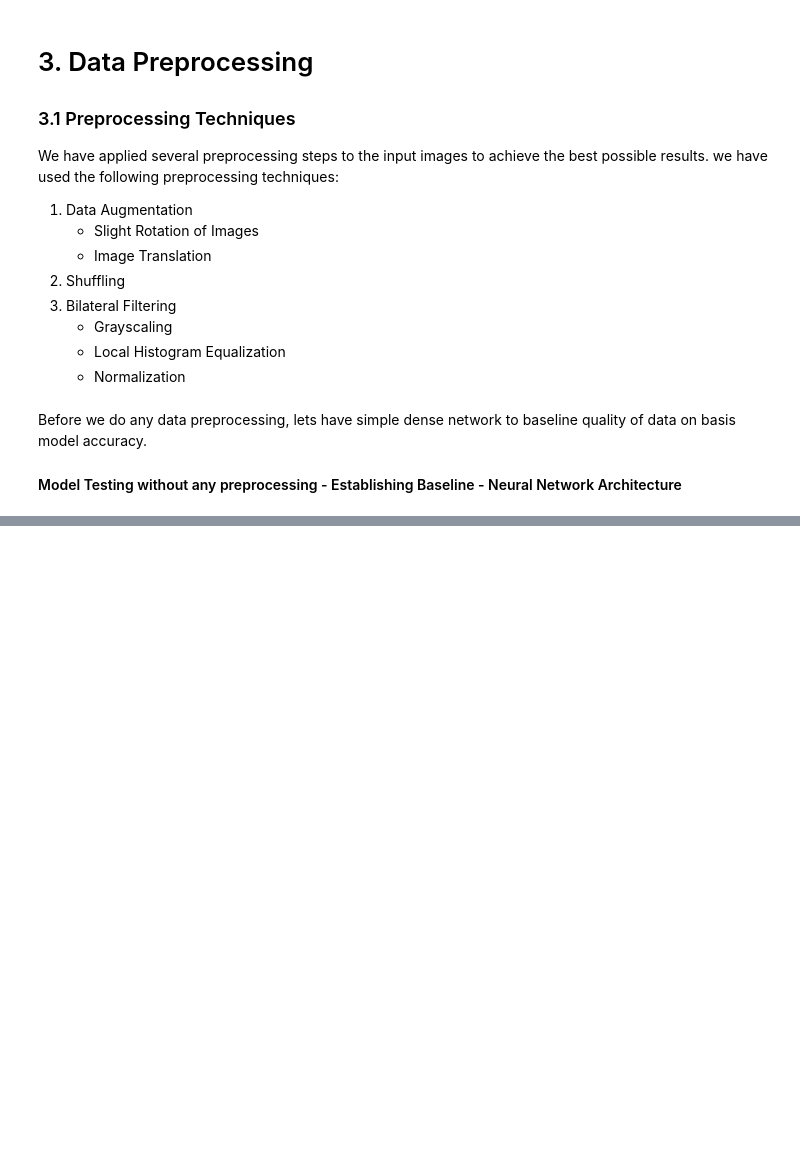
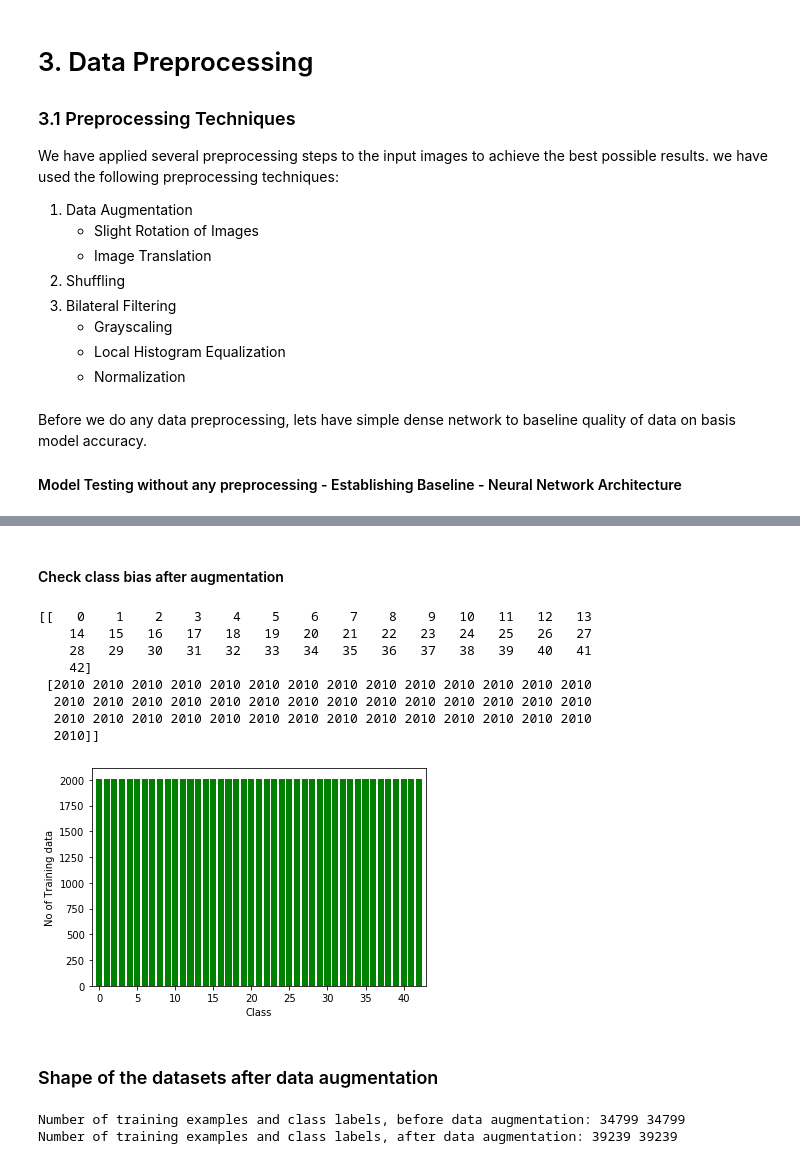
Before and after one commit to apanchal/iima-epaba-batch03, a Jupyter notebook: notebooks/0000_001_2.ipynb, the cells around one changed output, grey strips where cells are left out. Drawn from its saved outputs; the diff is of its cells as text; code cells hidden in the pictures; blank space fills up the shorter version.

Commit message:
V2 Checkin

```diff
--- a/notebooks/0000_001_2.ipynb
+++ b/notebooks/0000_001_2.ipynb
@@ -118,0 +248,58 @@ Epoch 41/100
+# %%
+classes = n_classes
+X_train_final = X_train
+y_train_final = y_train
+X_aug_1 = []
+Y_aug_1 = []
+
+for i in range(0,classes):
+
+    class_records = np.where(y_train==i)[0].size
+    #print('class_records:',class_records)
+    max_records = 2010
+    if class_records != max_records:
+        ovr_sample = max_records - class_records
+        samples = X_train[np.where(y_train==i)[0]]
+        X_aug = []
+        Y_aug = [i] * ovr_sample
+
+        for x in range(ovr_sample):
+            img = samples[x % class_records]
+            trans_img = data_augment(img)
+            X_aug.append(trans_img)
+
+        X_train_final = np.concatenate((X_train_final, X_aug), axis=0)
+        y_train_final = np.concatenate((y_train_final, Y_aug))
+
+        Y_aug_1 = Y_aug_1 + Y_aug
+        X_aug_1 = X_aug_1 + X_aug
+# %% [markdown]
+#### Check class bias after augmentation
+# %%
+unique_elements, counts_elements = np.unique(y_train_final, return_counts = True)
+print(np.asarray((unique_elements, counts_elements)))
+
+plt.bar( np.arange( 43 ), counts_elements, align='center',color='green' )
+plt.xlabel('Class')
+plt.ylabel('No of Training data')
+plt.xlim([-1, 43])
+plt.savefig('../plots/data_prep/data_aug_result.png')
+plt.show()
+# %% [output]
+[[   0    1    2    3    4    5    6    7    8    9   10   11   12   13
+    14   15   16   17   18   19   20   21   22   23   24   25   26   27
+    28   29   30   31   32   33   34   35   36   37   38   39   40   41
+    42]
+ [2010 2010 2010 2010 2010 2010 2010 2010 2010 2010 2010 2010 2010 2010
+  2010 2010 2010 2010 2010 2010 2010 2010 2010 2010 2010 2010 2010 2010
+  2010 2010 2010 2010 2010 2010 2010 2010 2010 2010 2010 2010 2010 2010
+  2010]]
+[figure, added]
+# %% [markdown]
+### Shape of the datasets after data augmentation
+# %%
+print('Number of training examples and class labels, before data augmentation:',len(X_train),len(y_train))
+print('Number of training examples and class labels, after data augmentation:',len(X_train_final),len(y_train_final))
+# %% [output]
+Number of training examples and class labels, before data augmentation: 34799 34799
+Number of training examples and class labels, after data augmentation: 39239 39239
```
Also changed, not shown: parts of 64 cells of this notebook, 13 other files.
